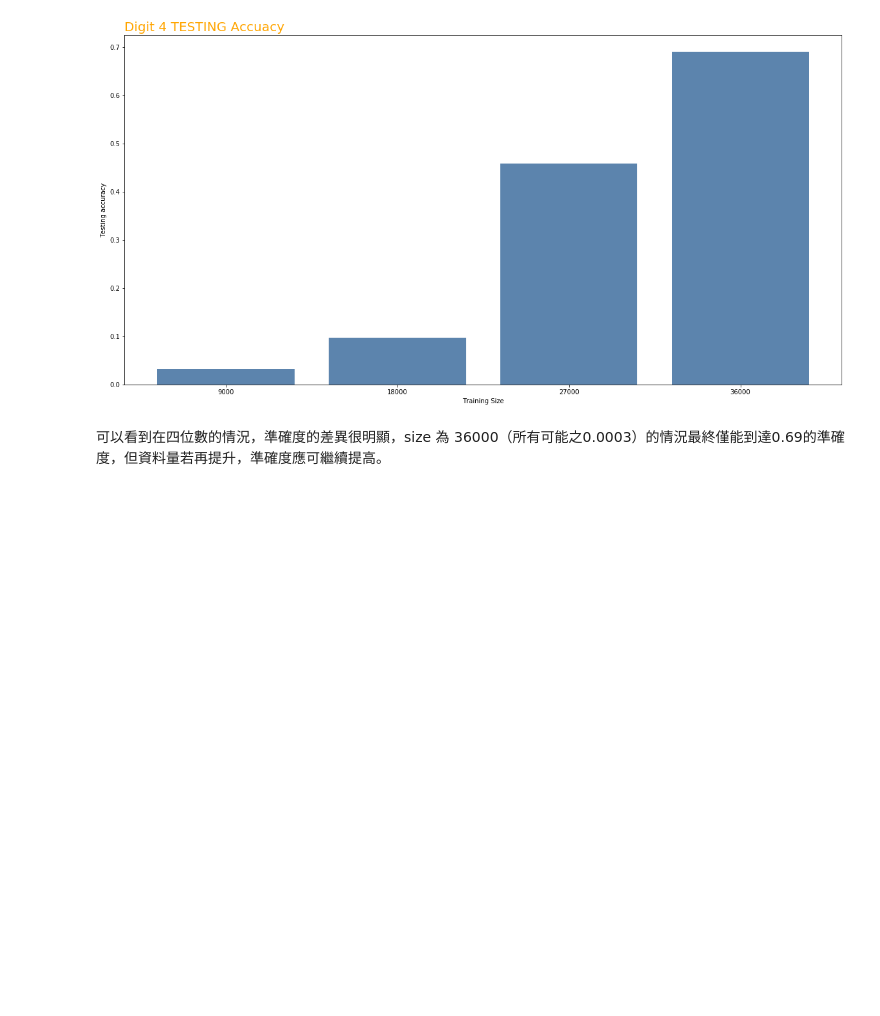
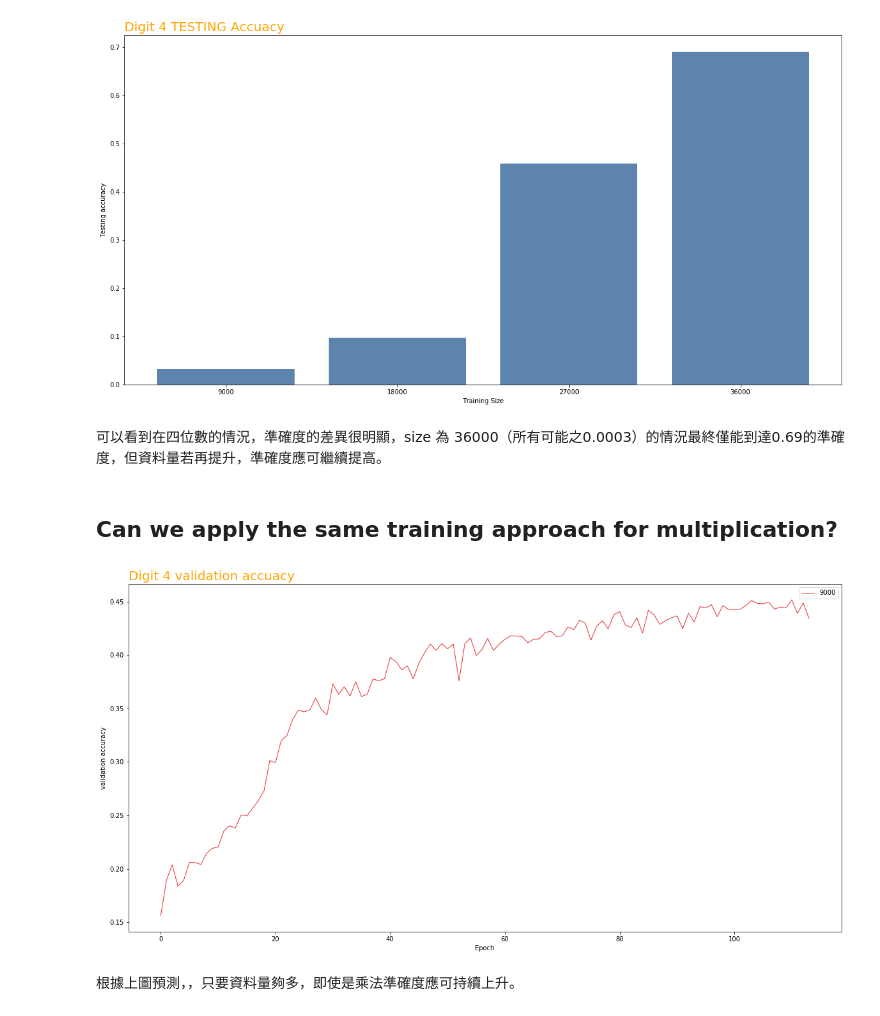
Before and after one commit to Sirius207/Subtractor, a Jupyter notebook: Model.ipynb, the cells around one changed output. Saved outputs shown, nothing was run; the diff lists cells and outputs as text; code cells hidden in the pictures; blank space fills up the shorter version.

Commit message:
[Add] multiplication data

```diff
--- a/Model.ipynb
+++ b/Model.ipynb
@@ -570,3 +570,23 @@ Name: test_acc, dtype: float64
 [figure]
 # %% [markdown]
 可以看到在四位數的情況，準確度的差異很明顯，size 為 36000（所有可能之0.0003）的情況最終僅能到達0.69的準確度，但資料量若再提升，準確度應可繼續提高。
+# %% [markdown]
+## Can we apply the same training approach for multiplication?
+# %%
+d3s9 = pd.read_csv('./d3e100s9.csv')
+plt.figure(figsize=(20,10))
+
+value = 'val_acc'
+palette = plt.get_cmap('Set1')
+plt.plot(d3s9[value], marker='', color=palette(0), linewidth=1, alpha=0.9, label='9000')
+
+plt.legend()
+
+plt.title("Digit 4 validation accuacy", loc='left', fontsize=20, fontweight=0, color='orange')
+plt.xlabel("Epoch")
+plt.ylabel("validation accuracy")
+plt.show()
+# %% [output]
+[figure, added]
+# %% [markdown]
+根據上圖預測，，只要資料量夠多，即使是乘法準確度應可持續上升。
```
Also changed, not shown: 1 other file.
